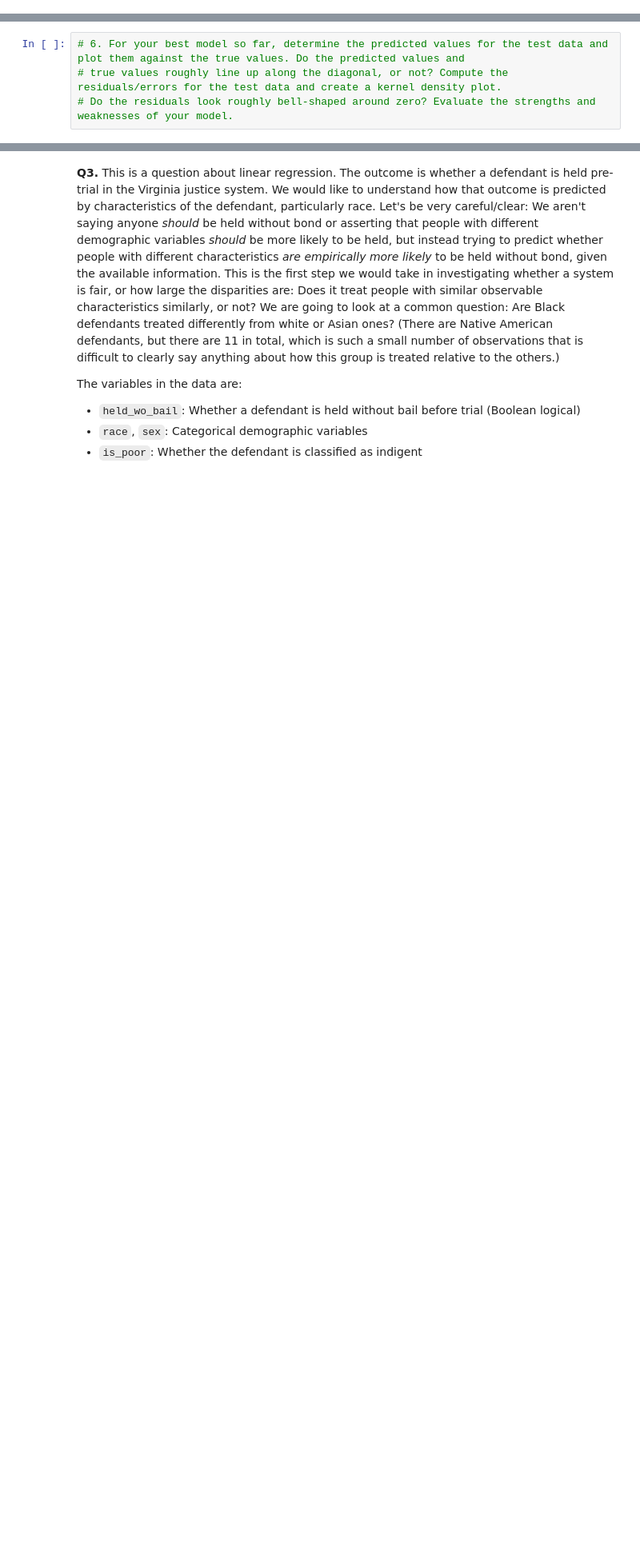
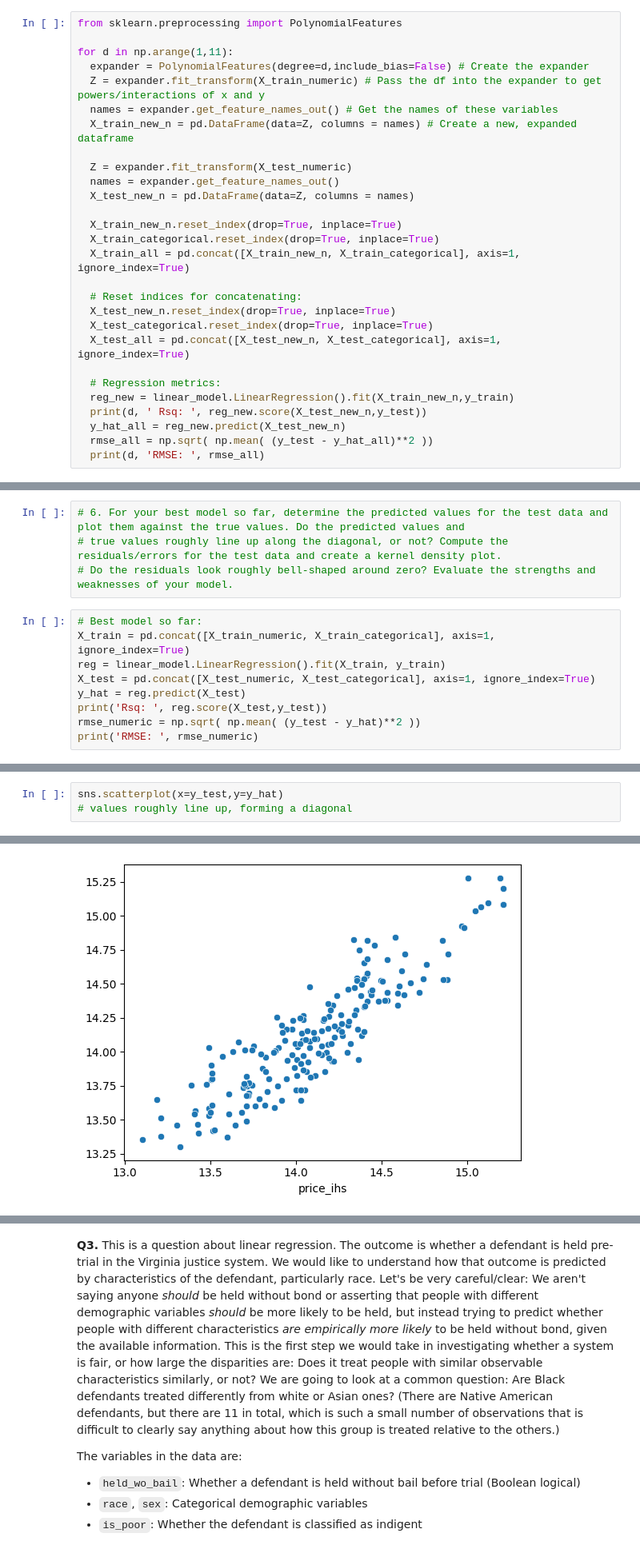
Before and after one commit to natalieassaad/linearRegression, a Jupyter notebook: assignment.ipynb, the cells around one changed output, grey strips where cells are left out. Shown: that part at 80% size. Drawn from its saved outputs; the diff is of its cells as text; blank space fills up the shorter version.

```diff
--- a/assignment.ipynb
+++ b/assignment.ipynb
@@ -466,3 +466,31 @@ RMSE:  0.2001307923996916
 # 5. Use the PolynomialFeatures function from sklearn to expand the set of numerical variables you're using in the regression. As you increase the
 # degree of the expansion, how do the  𝑅2  and RMSE change? At what point does  𝑅2  go negative on the test set? For your best model with expanded
 # features, what is the  𝑅2  and RMSE? How does it compare to your best model from part 4?
+# %%
+from sklearn.preprocessing import PolynomialFeatures
+
+for d in np.arange(1,11):
+  expander = PolynomialFeatures(degree=d,include_bias=False) # Create the expander
+  Z = expander.fit_transform(X_train_numeric) # Pass the df into the expander to get powers/interactions of x and y
+  names = expander.get_feature_names_out() # Get the names of these variables
+  X_train_new_n = pd.DataFrame(data=Z, columns = names) # Create a new, expanded dataframe
+
+  Z = expander.fit_transform(X_test_numeric)
+  names = expander.get_feature_names_out()
+  X_test_new_n = pd.DataFrame(data=Z, columns = names)
+
+  X_train_new_n.reset_index(drop=True, inplace=True)
+  X_train_categorical.reset_index(drop=True, inplace=True)
+  X_train_all = pd.concat([X_train_new_n, X_train_categorical], axis=1, ignore_index=True)
+
+  # Reset indices for concatenating:
+  X_test_new_n.reset_index(drop=True, inplace=True)
+  X_test_categorical.reset_index(drop=True, inplace=True)
+  X_test_all = pd.concat([X_test_new_n, X_test_categorical], axis=1, ignore_index=True)
+
+  # Regression metrics:
+  reg_new = linear_model.LinearRegression().fit(X_train_new_n,y_train)
+  print(d, ' Rsq: ', reg_new.score(X_test_new_n,y_test))
+  y_hat_all = reg_new.predict(X_test_new_n)
+  rmse_all = np.sqrt( np.mean( (y_test - y_hat_all)**2 ))
+  print(d, 'RMSE: ', rmse_all)
@@ -470,3 +522,12 @@ RMSE:  0.2001307923996916
 # 6. For your best model so far, determine the predicted values for the test data and plot them against the true values. Do the predicted values and
 # true values roughly line up along the diagonal, or not? Compute the residuals/errors for the test data and create a kernel density plot.
 # Do the residuals look roughly bell-shaped around zero? Evaluate the strengths and weaknesses of your model.
+# %%
+# Best model so far:
+X_train = pd.concat([X_train_numeric, X_train_categorical], axis=1, ignore_index=True)
+reg = linear_model.LinearRegression().fit(X_train, y_train)
+X_test = pd.concat([X_test_numeric, X_test_categorical], axis=1, ignore_index=True)
+y_hat = reg.predict(X_test)
+print('Rsq: ', reg.score(X_test,y_test))
+rmse_numeric = np.sqrt( np.mean( (y_test - y_hat)**2 ))
+print('RMSE: ', rmse_numeric)
@@ -472,0 +537,4 @@ RMSE:  0.2001307923996916
+# %%
+sns.scatterplot(x=y_test,y=y_hat)
+# values roughly line up, forming a diagonal
+# %% [output]
@@ -472,0 +542 @@ RMSE:  0.2001307923996916
+[figure, added]
```
Also changed, not shown: parts of 10 cells of this notebook.
